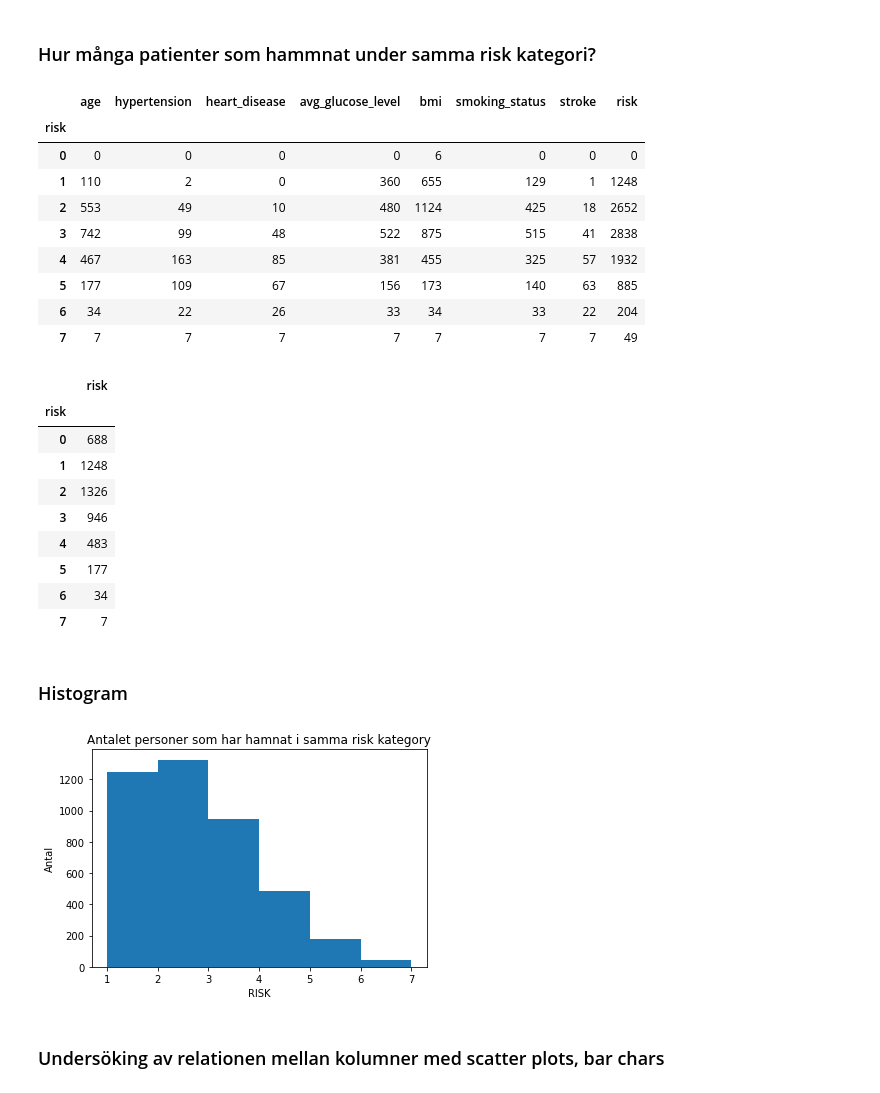
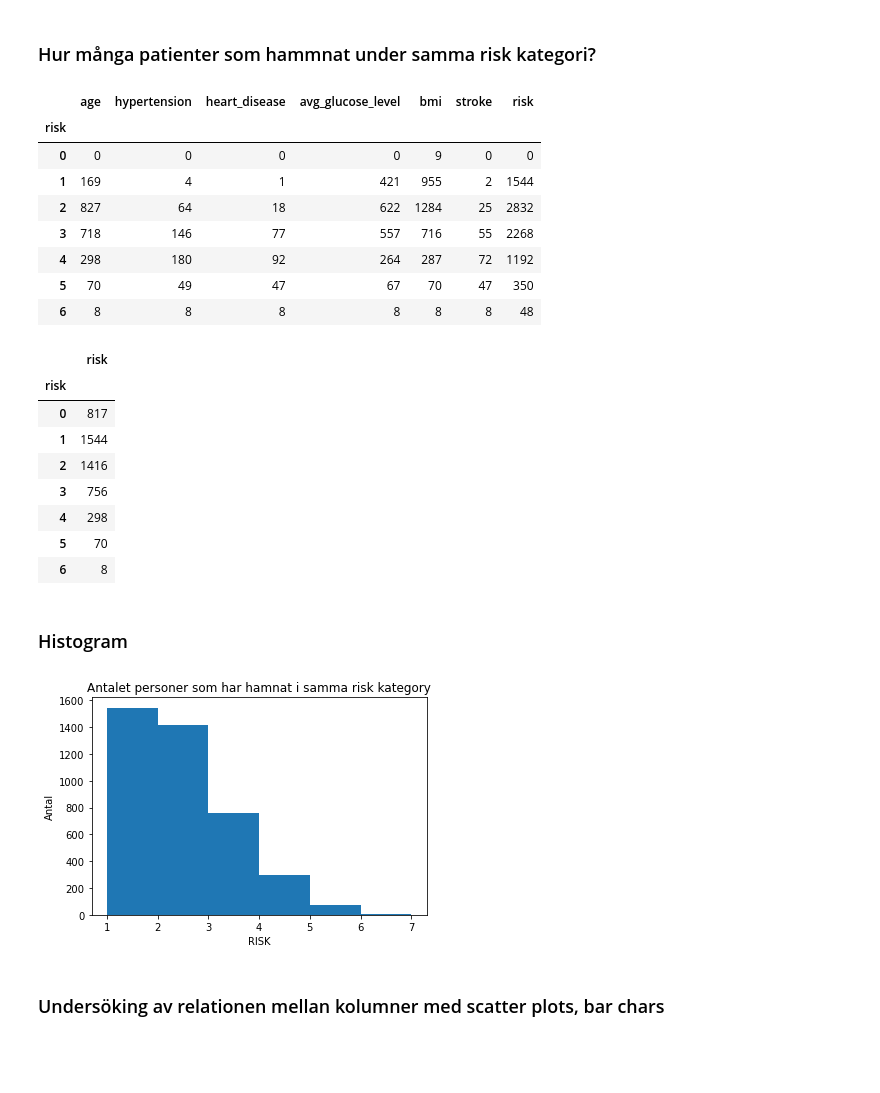
Before and after one commit to tfr10sj1/Kurs2_AI, a Jupyter notebook: Inlamningsuppgift_2_Sam_Jabbar.ipynb, the cells around one changed output. Saved outputs shown, nothing was run; the diff lists cells and outputs as text; code cells hidden in the pictures; blank space fills up the shorter version.

```diff
--- a/Inlamningsuppgift_2_Sam_Jabbar.ipynb
+++ b/Inlamningsuppgift_2_Sam_Jabbar.ipynb
@@ -534,7 +546,7 @@ See the caveats in the documentation: https://pandas.pydata.org/pandas-docs/stab
 no_missing_data['age'] = no_missing_data['age'].apply(lambda x: 1 if x >= 50 else 0)
 no_missing_data['avg_glucose_level'] = no_missing_data['avg_glucose_level'].apply(lambda x: 1 if x >= 99 else 0)
 no_missing_data['bmi'] = no_missing_data['bmi'].apply(lambda x: 1 if x >= 25 else 0)
-no_missing_data['smoking_status'] = no_missing_data['smoking_status'].apply(lambda x: 1 if x == 'smokes'or x == 'formerly smoked'  else 0)
+#no_missing_data['smoking_status'] = no_missing_data['smoking_status'].apply(lambda x: 1 if x == 'smokes'or x == 'formerly smoked'  else 0)
 no_missing_data
 # %% [output]
 A value is trying to be set on a copy of a slice from a DataFrame.
@@ -618,33 +625,31 @@ mean_age
 # %% [markdown]
 ### Hur många patienter som hammnat under samma risk kategori?
 # %%
-quantity_patients_in_same_risk_group = no_missing_data.groupby('risk')[['age', 'hypertension', 'heart_disease', 'avg_glucose_level', 'bmi', 'smoking_status', 'stroke','risk']]
+quantity_patients_in_same_risk_group = no_missing_data.groupby('risk')[['age', 'hypertension', 'heart_disease', 'avg_glucose_level', 'bmi', 'stroke','risk']]
 quantity_patients_in_same_risk_group.sum()
 # %% [output]
-|  | age | hypertension | heart_disease | avg_glucose_level | bmi | smoking_status | stroke | risk |
-| risk |  |  |  |  |  |  |  |  |
-| 0 | 0 | 0 | 0 | 0 | 6 | 0 | 0 | 0 |
-| 1 | 110 | 2 | 0 | 360 | 655 | 129 | 1 | 1248 |
-| 2 | 553 | 49 | 10 | 480 | 1124 | 425 | 18 | 2652 |
-| 3 | 742 | 99 | 48 | 522 | 875 | 515 | 41 | 2838 |
-| 4 | 467 | 163 | 85 | 381 | 455 | 325 | 57 | 1932 |
-| 5 | 177 | 109 | 67 | 156 | 173 | 140 | 63 | 885 |
-| 6 | 34 | 22 | 26 | 33 | 34 | 33 | 22 | 204 |
-| 7 | 7 | 7 | 7 | 7 | 7 | 7 | 7 | 49 |
+|  | age | hypertension | heart_disease | avg_glucose_level | bmi | stroke | risk |
+| risk |  |  |  |  |  |  |  |
+| 0 | 0 | 0 | 0 | 0 | 9 | 0 | 0 |
+| 1 | 169 | 4 | 1 | 421 | 955 | 2 | 1544 |
+| 2 | 827 | 64 | 18 | 622 | 1284 | 25 | 2832 |
+| 3 | 718 | 146 | 77 | 557 | 716 | 55 | 2268 |
+| 4 | 298 | 180 | 92 | 264 | 287 | 72 | 1192 |
+| 5 | 70 | 49 | 47 | 67 | 70 | 47 | 350 |
+| 6 | 8 | 8 | 8 | 8 | 8 | 8 | 48 |
 # %%
 antalet_patienter_i_varej_grupp = no_missing_data.groupby('risk')[['risk']]
 antalet_patienter_i_varej_grupp.count()
 # %% [output]
 |  | risk |
 | risk |  |
-| 0 | 688 |
-| 1 | 1248 |
-| 2 | 1326 |
-| 3 | 946 |
-| 4 | 483 |
-| 5 | 177 |
-| 6 | 34 |
-| 7 | 7 |
+| 0 | 817 |
+| 1 | 1544 |
+| 2 | 1416 |
+| 3 | 756 |
+| 4 | 298 |
+| 5 | 70 |
+| 6 | 8 |
 # %% [markdown]
 ### Histogram
 # %%
@@ -656,7 +661,7 @@ plt.xlabel('RISK')
 plt.title('Antalet personer som har hamnat i samma risk kategory')
 plt.show()
 # %% [output]
-[figure, old version]
+[figure, new version]
 # %%
 #### I Histogramet ser ut som att antalt personer med
 # %% [markdown]
```
Also changed, not shown: parts of 12 cells of this notebook.
